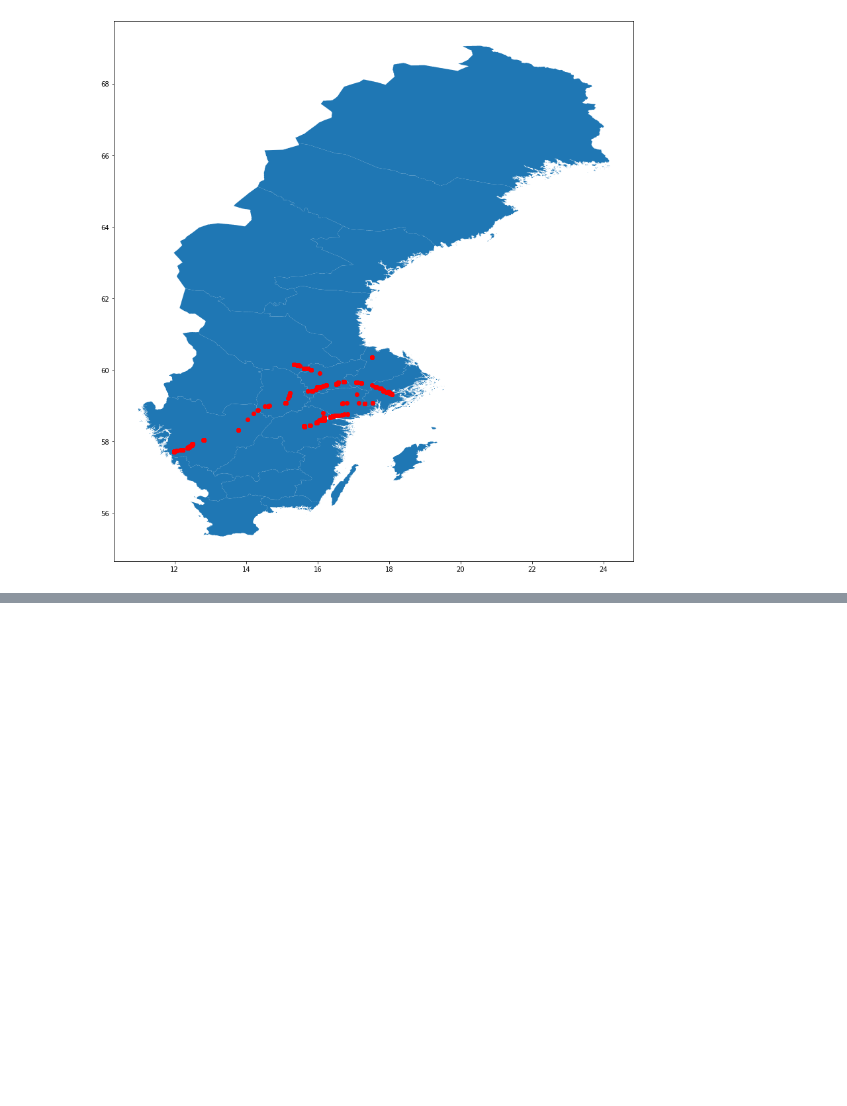
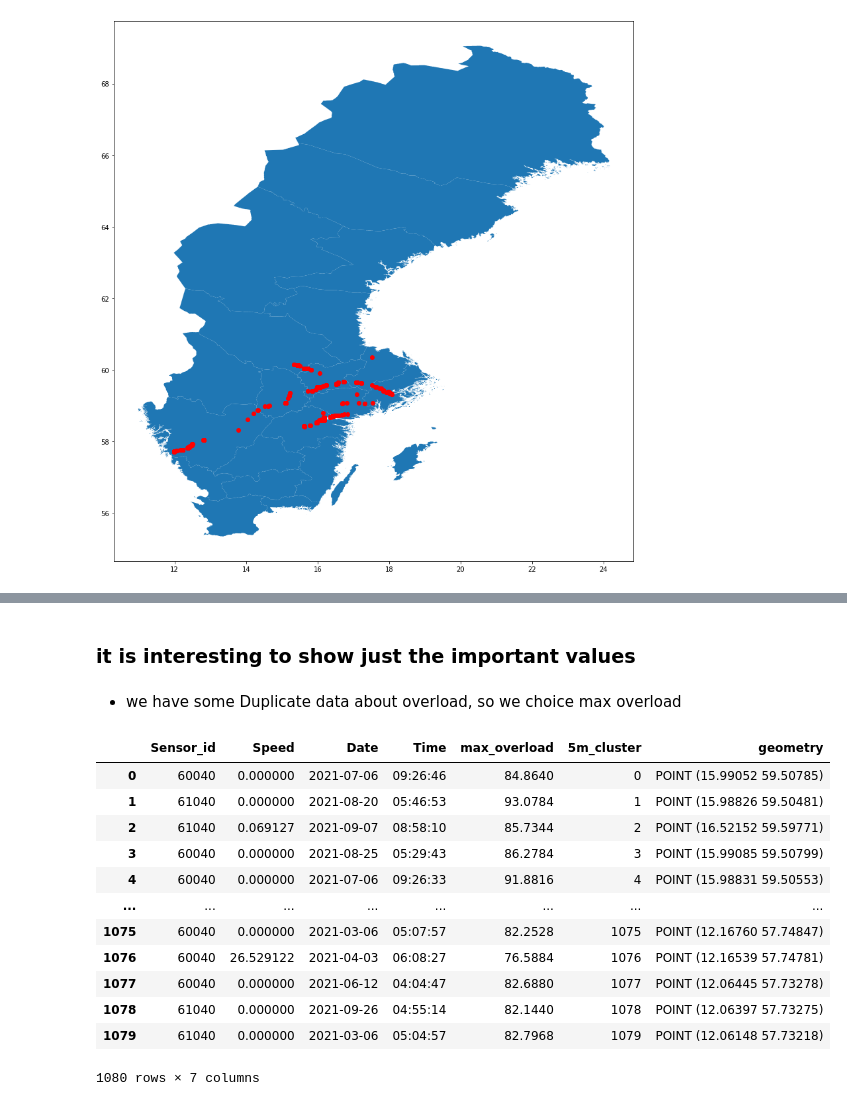
Before and after one commit to OmidSa75/Data_scinece-Smartset-overloads-PoliMI, a Jupyter notebook: main.ipynb, the cells around one changed output, grey strips where cells are left out. Saved outputs shown, nothing was run; the diff lists cells and outputs as text; code cells hidden in the pictures; blank space fills up the shorter version.

```diff
--- a/main.ipynb
+++ b/main.ipynb
@@ -359,0 +339,21 @@ gdf = gpd.GeoDataFrame(df1,)
+# %% [markdown]
+### it is interesting to show just the important values
+# %% [markdown]
+* we have some Duplicate data about overload, so we choice max overload
+# %%
+df1_important = important_nodes_df[['Sensor_id', 'Speed', 'Date', 'Time','max_overload', '5m_cluster', 'geometry']]
+df1_important
+# %% [output]
+|  | Sensor_id | Speed | Date | Time | max_overload | 5m_cluster | geometry |
+| 0 | 60040 | 0.000000 | 2021-07-06 | 09:26:46 | 84.8640 | 0 | POINT (15.99052 59.50785) |
+| 1 | 61040 | 0.000000 | 2021-08-20 | 05:46:53 | 93.0784 | 1 | POINT (15.98826 59.50481) |
+| 2 | 61040 | 0.069127 | 2021-09-07 | 08:58:10 | 85.7344 | 2 | POINT (16.52152 59.59771) |
+| 3 | 60040 | 0.000000 | 2021-08-25 | 05:29:43 | 86.2784 | 3 | POINT (15.99085 59.50799) |
+| 4 | 60040 | 0.000000 | 2021-07-06 | 09:26:33 | 91.8816 | 4 | POINT (15.98831 59.50553) |
+| ... | ... | ... | ... | ... | ... | ... | ... |
+| 1075 | 60040 | 0.000000 | 2021-03-06 | 05:07:57 | 82.2528 | 1075 | POINT (12.16760 57.74847) |
+| 1076 | 60040 | 26.529122 | 2021-04-03 | 06:08:27 | 76.5884 | 1076 | POINT (12.16539 57.74781) |
+| 1077 | 60040 | 0.000000 | 2021-06-12 | 04:04:47 | 82.6880 | 1077 | POINT (12.06445 57.73278) |
+| 1078 | 61040 | 0.000000 | 2021-09-26 | 04:55:14 | 82.1440 | 1078 | POINT (12.06397 57.73275) |
+| 1079 | 61040 | 0.000000 | 2021-03-06 | 05:04:57 | 82.7968 | 1079 | POINT (12.06148 57.73218) |
+1080 rows × 7 columns
```
Also changed, not shown: parts of 8 cells of this notebook.
